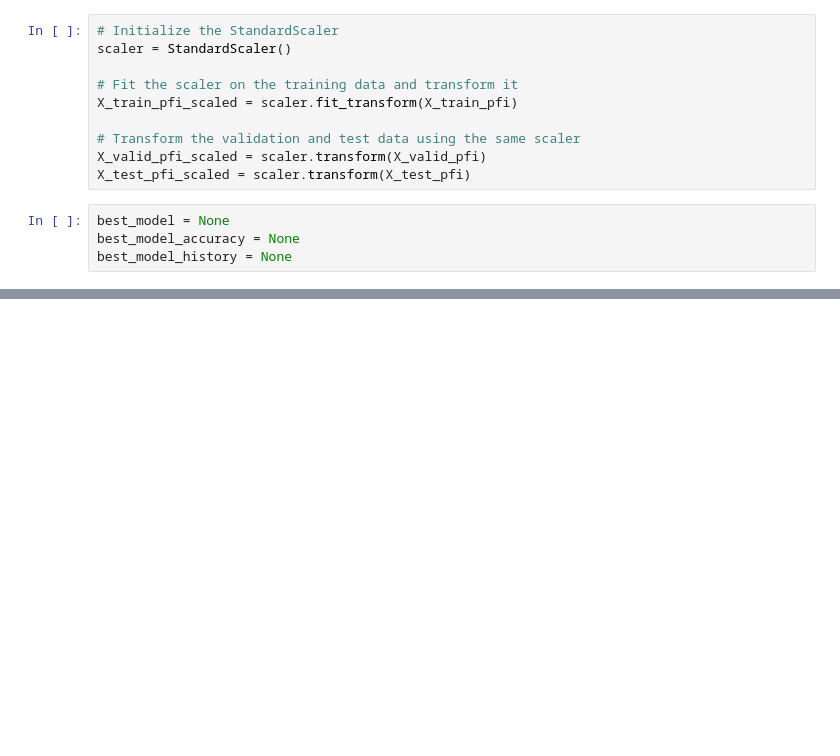
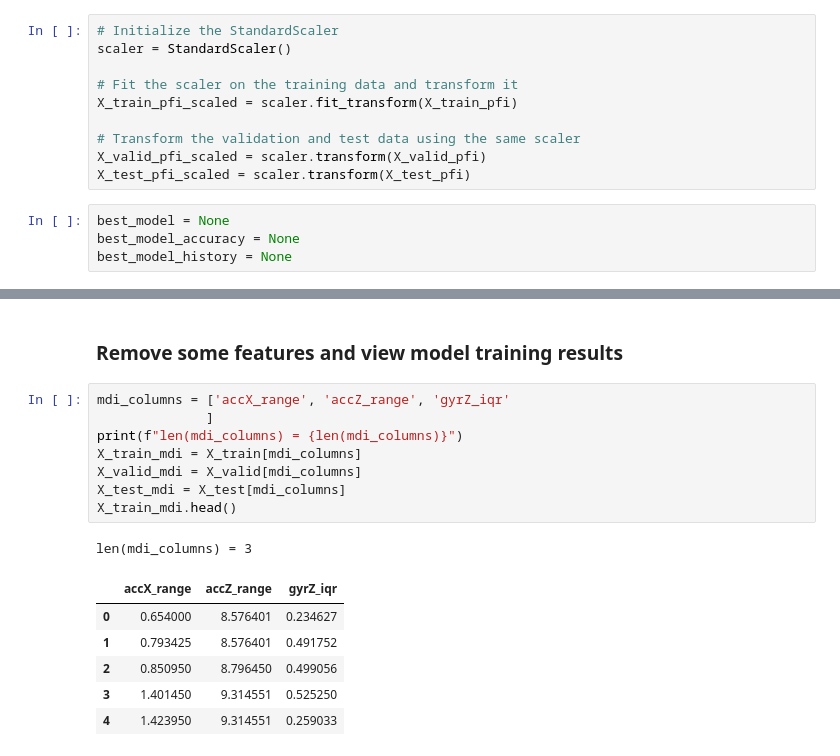
Before and after one commit to Mykhailo20/DS_Bootcamp_2023, a Jupyter notebook: Homework_5/Physical_Activity_Analysis/NN_model_training.ipynb, the cells around one changed output, grey strips where cells are left out. Drawn from its saved outputs; the diff is of its cells as text; blank space fills up the shorter version.

```diff
--- a/Homework_5/Physical_Activity_Analysis/NN_model_training.ipynb
+++ b/Homework_5/Physical_Activity_Analysis/NN_model_training.ipynb
@@ -475,0 +478,18 @@ Average accuracy = 83.944
+# %% [markdown]
+### Remove some features and view model training results
+# %%
+mdi_columns = ['accX_range', 'accZ_range', 'gyrZ_iqr'
+              ]
+print(f"len(mdi_columns) = {len(mdi_columns)}")
+X_train_mdi = X_train[mdi_columns]
+X_valid_mdi = X_valid[mdi_columns]
+X_test_mdi = X_test[mdi_columns]
+X_train_mdi.head()
+# %% [output]
+len(mdi_columns) = 3
+|  | accX_range | accZ_range | gyrZ_iqr |
+| 0 | 0.654000 | 8.576401 | 0.234627 |
+| 1 | 0.793425 | 8.576401 | 0.491752 |
+| 2 | 0.850950 | 8.796450 | 0.499056 |
+| 3 | 1.401450 | 9.314551 | 0.525250 |
+| 4 | 1.423950 | 9.314551 | 0.259033 |
```
Also changed, not shown: parts of 9 cells of this notebook, 1 other file.
